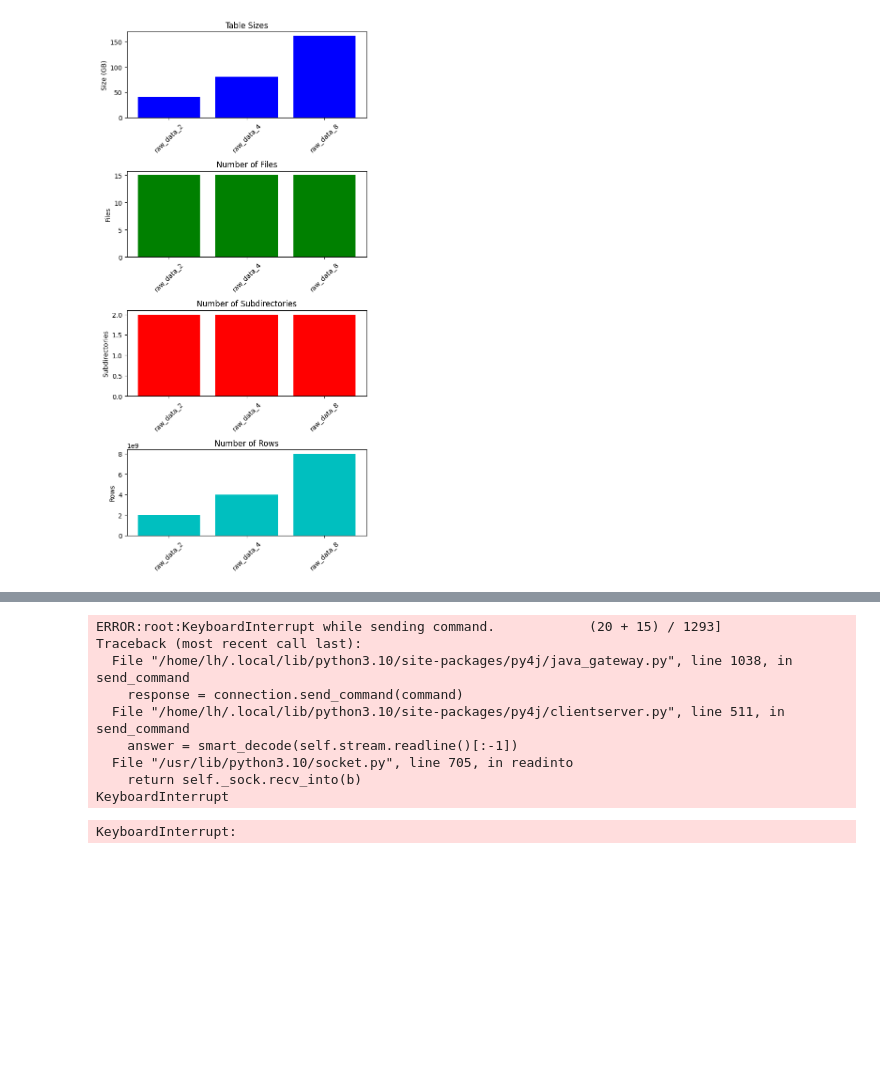
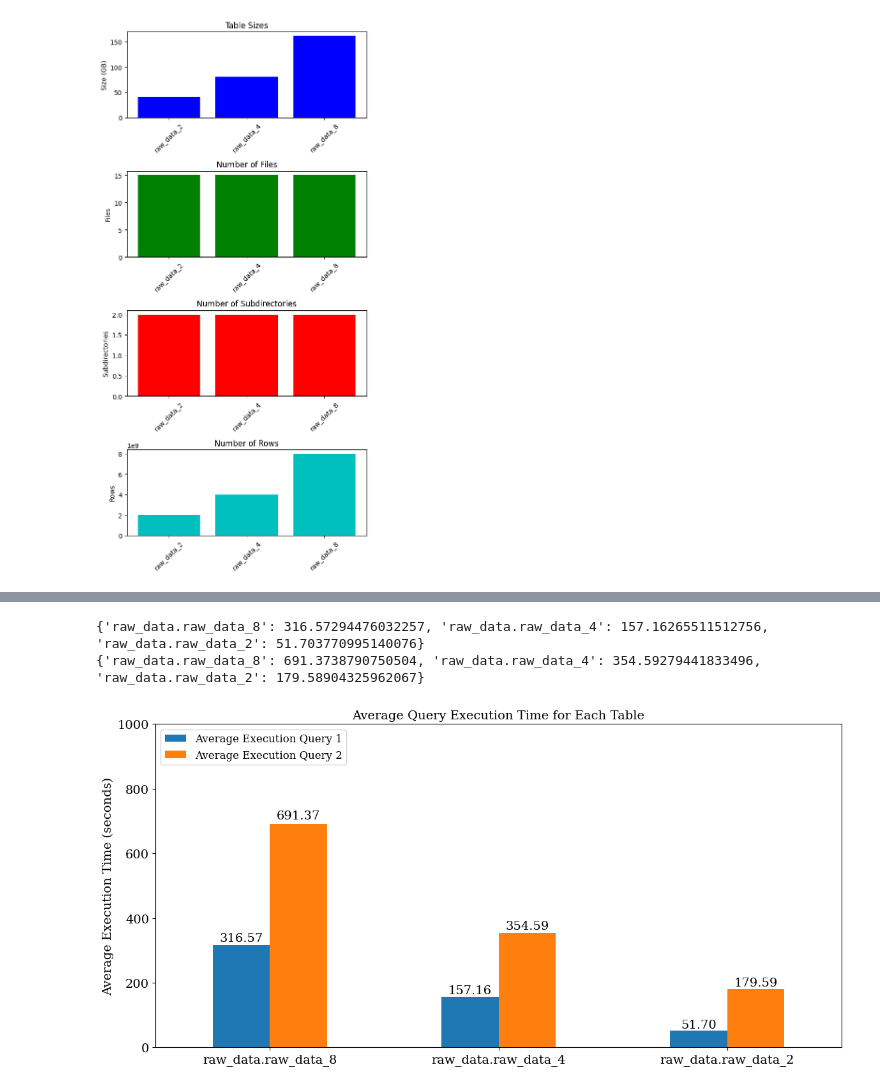
Before and after one commit to durlachert/delta-lake-optimization, a Jupyter notebook: raw-data.ipynb, the cells around one changed output, grey strips where cells are left out. Saved outputs shown, nothing was run; the diff lists cells and outputs as text; code cells hidden in the pictures; blank space fills up the shorter version.

```diff
--- a/raw-data.ipynb
+++ b/raw-data.ipynb
@@ -958,15 +713,8 @@ tables = [
     'raw_data.raw_data_2'
 ]
 
-average_times_query1_2gb = get_average_execution_times(query1_template, num_executions, tables)
-
-tables = [
-    'raw_data.rawdata_8',
-    'raw_data.rawdata_4',
-    'raw_data.rawdata_2'
-]
-
-average_times_query1_1gb = get_average_execution_times(query1_template, num_executions, tables)
+average_times_query1 = get_average_execution_times(query1, num_executions, tables)
+average_times_query2 = get_average_execution_times(query2, num_executions, tables)
 # %% [output]
 +------------+------------+-----+-------+-----------+
 |product_name|        city|state|country|event_count|
@@ -1029,11 +912,14 @@ KeyboardInterrupt:
 # %%
-print(average_times_query1_2gb)
-print(average_times_query1_1gb)
+print(average_times_query1)
+print(average_times_query2)
+# %% [output]
+{'raw_data.raw_data_8': 316.57294476032257, 'raw_data.raw_data_4': 157.16265511512756, 'raw_data.raw_data_2': 51.703770995140076}
+{'raw_data.raw_data_8': 691.3738790750504, 'raw_data.raw_data_4': 354.59279441833496, 'raw_data.raw_data_2': 179.58904325962067}
 # %%
 import pandas as pd
 import matplotlib.pyplot as plt
 
-def plot_comparison(before_times, after_times, query_num):
+def plot_comparison(avg_time1, avg_time2):
     plt.rcParams.update({'font.size': 14})
     plt.rcParams.update({'axes.titlesize': 14})
     plt.rcParams.update({'axes.labelsize': 14})
@@ -1043,17 +929,17 @@ def plot_comparison(before_times, after_times, query_num):
     plt.rcParams.update({'font.family': 'serif'})
     plt.rcParams.update({'font.serif': 'DejaVu Serif'})
 
-    df_before = pd.DataFrame(list(before_times.items()), columns=["Table", "Average Execution Time Before Partitioning"])
-    df_after = pd.DataFrame(list(after_times.items()), columns=["Table", "Average Execution Time After Partitioning"])
+    df_before = pd.DataFrame(list(avg_time1.items()), columns=["Table", "Average Execution Query 1"])
+    df_after = pd.DataFrame(list(avg_time2.items()), columns=["Table", "Average Execution Query 2"])
     df = df_before.merge(df_after, on="Table")
 
     ax = df.plot(kind="bar", x="Table", figsize=(12, 6))
     plt.ylabel('Average Execution Time (seconds)')
     plt.xlabel('')
-    plt.title(f'Average Query Execution Time for Each Table (Query {query_num})')
+    plt.title(f'Average Query Execution Time for Each Table')
     plt.xticks(rotation=0)
 
-    plt.ylim(0, 110)
+    plt.ylim(0, 1000)
     legend = ax.legend(loc='upper left', bbox_to_anchor=(0, 1), prop={'size': 12})
 
     for p in ax.patches:
@@ -1063,7 +949,9 @@ def plot_comparison(before_times, after_times, query_num):
                     ha='center', va='bottom')
 
     plt.tight_layout()
-    plt.savefig(f'raw_table_performance_{query_num}.png', dpi=500)
+    plt.savefig(f'raw_table_performance_12.png', dpi=500)
     plt.show()
 # %%
-plot_comparison(average_times_query1_2gb, average_times_query1_1gb, 1)
+plot_comparison(average_times_query1, average_times_query2)
+# %% [output]
+[figure, added]
@@ -1148,27 +957,0 @@ ORDER BY
-# %%
-tables = [
-    'raw_data.raw_data_8',
-    'raw_data.raw_data_4',
-    'raw_data.raw_data_2'
-]
-
-average_times_query1_2gb = get_average_execution_times(query2_template, num_executions, tables)
-
-tables = [
-    'raw_data.rawdata_8',
-    'raw_data.rawdata_4',
-    'raw_data.rawdata_2'
-]
-
-#average_times_query1_1gb = get_average_execution_times(query2_template, num_executions, tables)
-# %% [output]
-ERROR:root:KeyboardInterrupt while sending command.            (20 + 15) / 1293]
-Traceback (most recent call last):
-  File "/home/lh/.local/lib/python3.10/site-packages/py4j/java_gateway.py", line 1038, in send_command
-    response = connection.send_command(command)
-  File "/home/lh/.local/lib/python3.10/site-packages/py4j/clientserver.py", line 511, in send_command
-    answer = smart_decode(self.stream.readline()[:-1])
-  File "/usr/lib/python3.10/socket.py", line 705, in readinto
-    return self._sock.recv_into(b)
-KeyboardInterrupt
-KeyboardInterrupt:
```
Also changed, not shown: parts of 32 cells of this notebook, 3 other files.
